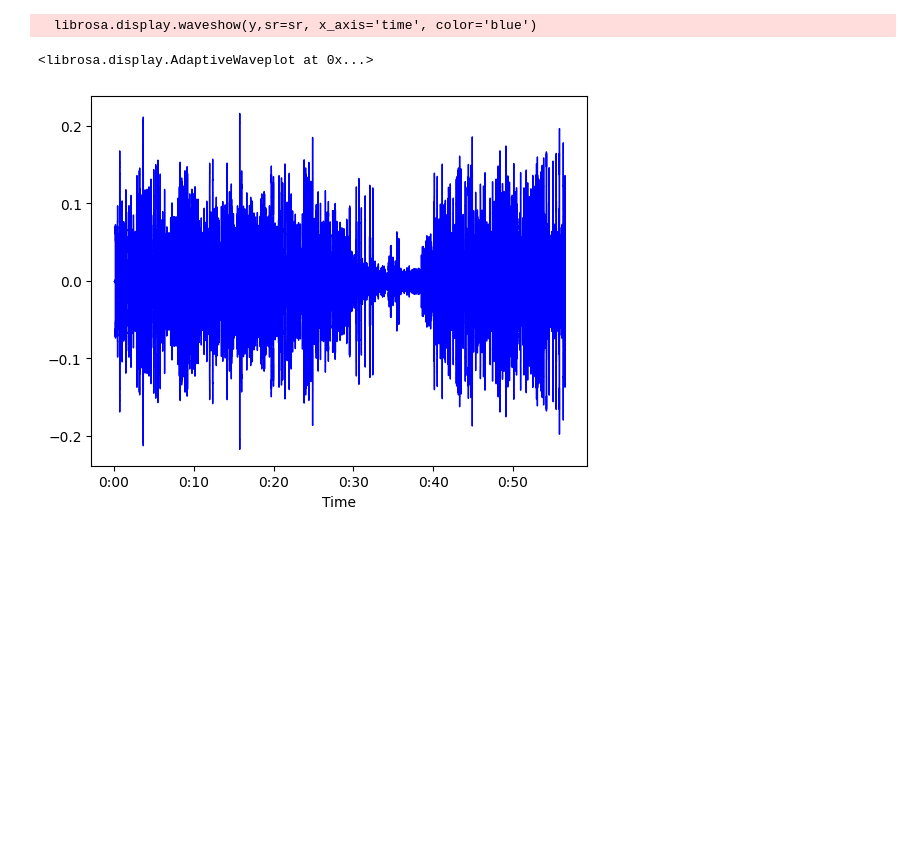
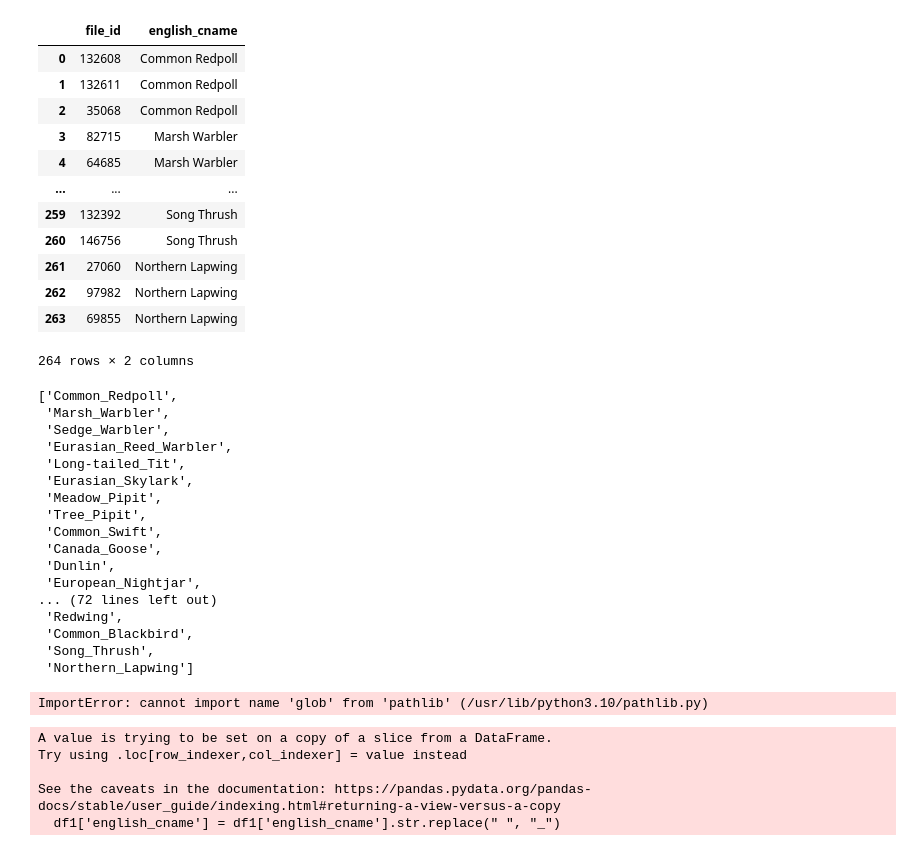
Before and after one commit to amiskinis26/DATA_3000-Project, a Jupyter notebook: DATA_3000_Project.ipynb, the cells around one changed output. Saved outputs shown, nothing was run; the diff lists cells and outputs as text; code cells hidden in the pictures; blank space fills up the shorter version.

```diff
--- a/DATA_3000_Project.ipynb
+++ b/DATA_3000_Project.ipynb
@@ -21,13 +24,20 @@ df.head()
 | 2 | 35068 | Acanthis | flammea | Common Redpoll | Sander Bot | Netherlands | 52.8176 | 6.4326 | call, song | ... |
 | 3 | 82715 | Acrocephalus | palustris | Marsh Warbler | Dougie Preston | United Kingdom | 60.3539 | -1.2689 | Song | ... |
 | 4 | 64685 | Acrocephalus | palustris | Marsh Warbler | Dougie Preston | United Kingdom | 60.3539 | -1.2689 | Song | ... |
-# %%
-#/content/sample_data/songs/xc101371.flac
-sample_num = 11
-filename = str('xc')+str(df.file_id[sample_num])+str('.flac')
-y,sr=librosa.load('/content/drive/MyDrive/songs/'+str(filename))
-librosa.display.waveshow(y,sr=sr, x_axis='time', color='blue')
-# %% [output]
-  librosa.display.waveshow(y,sr=sr, x_axis='time', color='blue')
-<librosa.display.AdaptiveWaveplot at 0x...>
-[figure, removed]
+# %%
+df1 = df[["file_id", "english_cname"]]
+df1
+# %% [output]
+|  | file_id | english_cname |
+| 0 | 132608 | Common Redpoll |
+| 1 | 132611 | Common Redpoll |
+| 2 | 35068 | Common Redpoll |
+| 3 | 82715 | Marsh Warbler |
+| 4 | 64685 | Marsh Warbler |
+| ... | ... | ... |
+| 259 | 132392 | Song Thrush |
+| 260 | 146756 | Song Thrush |
+| 261 | 27060 | Northern Lapwing |
+| 262 | 97982 | Northern Lapwing |
+| 263 | 69855 | Northern Lapwing |
+264 rows × 2 columns
@@ -33,0 +49,21 @@ librosa.display.waveshow(y,sr=sr, x_axis='time', color='blue')
+# %%
+classes = [x.replace(" ", "_") for x in classes]
+classes
+# %% [output]
+['Common_Redpoll',
+ 'Marsh_Warbler',
+ 'Sedge_Warbler',
+ 'Eurasian_Reed_Warbler',
+ 'Long-tailed_Tit',
+ 'Eurasian_Skylark',
+ 'Meadow_Pipit',
+ 'Tree_Pipit',
+ 'Common_Swift',
+ 'Canada_Goose',
+ 'Dunlin',
+ 'European_Nightjar',
+... (72 lines left out)
+ 'Redwing',
+ 'Common_Blackbird',
+ 'Song_Thrush',
+ 'Northern_Lapwing']
@@ -33,0 +72,17 @@ librosa.display.waveshow(y,sr=sr, x_axis='time', color='blue')
+# %%
+from pathlib import Path
+from pathlib import glob
+base = '/content/drive/MyDrive/songs/'
+for bird in classes:
+  folder = Path(base+bird)
+  folder.mkdir(parents = True)
+# %% [output]
+ImportError: cannot import name 'glob' from 'pathlib' (/usr/lib/python3.10/pathlib.py)
+# %%
+df1['english_cname'] = df1['english_cname'].str.replace(" ", "_")
+# %% [output]
+A value is trying to be set on a copy of a slice from a DataFrame.
+Try using .loc[row_indexer,col_indexer] = value instead
+
+See the caveats in the documentation: https://pandas.pydata.org/pandas-docs/stable/user_guide/indexing.html#returning-a-view-versus-a-copy
+  df1['english_cname'] = df1['english_cname'].str.replace(" ", "_")
```
Also changed, not shown: parts of 21 cells of this notebook.
